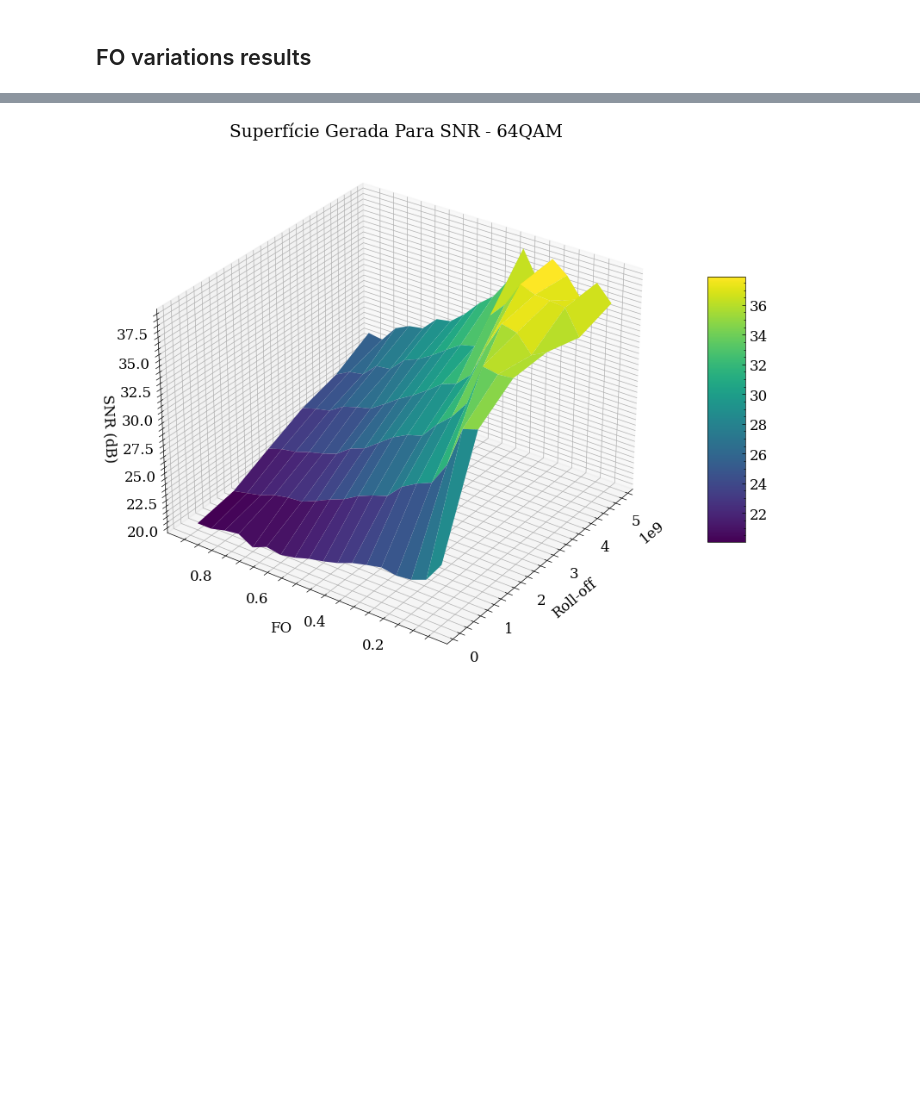
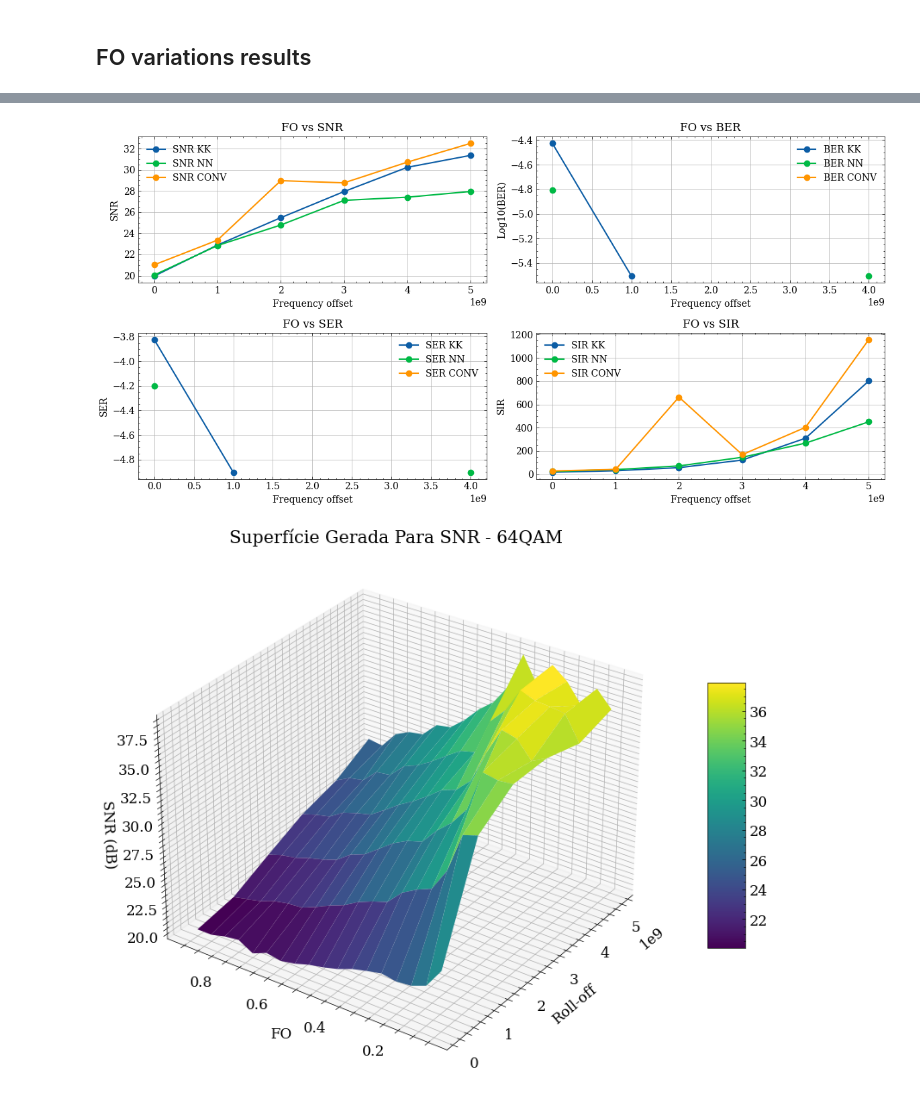
Before and after one commit to silasabs/PIVIC-PIBIC-Comunicacoes-Opticas, a Jupyter notebook: jupyter notebooks/Pibic_Results_PhaseRetrieval.ipynb, the cells around one changed output, grey strips where cells are left out. Cells and saved outputs as stored; diff of their text form; code cells hidden in the pictures; blank space fills up the shorter version.

```diff
--- a/jupyter notebooks/Pibic_Results_PhaseRetrieval.ipynb
+++ b/jupyter notebooks/Pibic_Results_PhaseRetrieval.ipynb
@@ -177,3 +144,66 @@ if savePlots:
+# %%
+FO_Values = np.arange(0e9, 6e9, 1e9)
+savePlots = False
+
+FO_BER = loadArray(r'C:\Users\Silas\Documents\PIVIC-Comunicacoes-Opticas\resultados\Data\Pibic\FO_BER_SpS_4_128_Sample.npy')
+FO_SIR = loadArray(r'C:\Users\Silas\Documents\PIVIC-Comunicacoes-Opticas\resultados\Data\Pibic\FO_SIR_SpS_4_128_Sample.npy')
+FO_SNR = loadArray(r'C:\Users\Silas\Documents\PIVIC-Comunicacoes-Opticas\resultados\Data\Pibic\FO_SNR_SpS_4_128_Sample.npy')
+FO_SER = loadArray(r'C:\Users\Silas\Documents\PIVIC-Comunicacoes-Opticas\resultados\Data\Pibic\FO_SER_SpS_4_128_Sample.npy')
+
+Conv_FO_SER = loadArray(r'C:\Users\Silas\Documents\PIVIC-Comunicacoes-Opticas\resultados\Data\Pibic\Conv_FO_SER_SpS_4_128_Sample.npy')
+Conv_FO_SIR = loadArray(r'C:\Users\Silas\Documents\PIVIC-Comunicacoes-Opticas\resultados\Data\Pibic\Conv_FO_SIR_SpS_4_128_Sample.npy')
+Conv_FO_BER = loadArray(r'C:\Users\Silas\Documents\PIVIC-Comunicacoes-Opticas\resultados\Data\Pibic\Conv_FO_BER_SpS_4_128_Sample.npy')
+Conv_FO_SNR = loadArray(r'C:\Users\Silas\Documents\PIVIC-Comunicacoes-Opticas\resultados\Data\Pibic\Conv_FO_SNR_SpS_4_128_Sample.npy')
+
+
+plt.figure(num=None, figsize=(12, 6))
+
+graphic01 = plt.subplot(2, 2, 1)
+plt.plot(FO_Values, FO_SNR[0,:],'-o', label='SNR KK')
+plt.plot(FO_Values, FO_SNR[1,:],'-o', label='SNR NN')
+plt.plot(FO_Values, Conv_FO_SNR[2,:],'-o', label='SNR CONV')
+plt.xlabel('Frequency offset')
+plt.ylabel('SNR')
+plt.title('FO vs SNR')
+plt.legend()
+plt.grid()
+
+graphic02 = plt.subplot(2, 2, 2)
+plt.plot(FO_Values, np.log10(FO_BER[0,:]),'-o', label='BER KK')
+plt.plot(FO_Values, np.log10(FO_BER[1,:]),'-o', label='BER NN')
+plt.plot(FO_Values, np.log10(Conv_FO_BER[2,:]),'-o', label='BER CONV')
+plt.xlabel('Frequency offset')
+plt.ylabel('Log10(BER)')
+plt.title('FO vs BER')
+plt.legend()
+plt.grid()
+
+graphic03 = plt.subplot(2, 2, 3)
+plt.plot(FO_Values, np.log10(FO_SER[0,:]),'-o', label='SER KK')
+plt.plot(FO_Values, np.log10(FO_SER[1,:]),'-o', label='SER NN')
+plt.plot(FO_Values, np.log10(Conv_FO_SER[2,:]),'-o', label='SER CONV')
+plt.xlabel('Frequency offset')
+plt.ylabel('SER')
+plt.title('FO vs SER')
+plt.legend()
+plt.grid()
+
+graphic04 = plt.subplot(2, 2, 4)
+plt.plot(FO_Values, FO_SIR[0,:],'-o', label='SIR KK')
+plt.plot(FO_Values, FO_SIR[1,:],'-o', label='SIR NN')
+plt.plot(FO_Values, Conv_FO_SIR[2,:],'-o', label='SIR CONV')
+plt.xlabel('Frequency offset')
+plt.ylabel('SIR')
+plt.title('FO vs SIR')
+plt.legend()
+plt.grid()
+
+plt.tight_layout()
+
+if savePlots:
+    plt.savefig(figurePath+'\FO_Results.png', dpi=600)
+# %% [output]
+[figure, added]
 # %%
 SNR = loadArray(r'C:\Users\Silas\Documents\PIVIC-Comunicacoes-Opticas\resultados\DataSNR_SpS_4_128_Sample.npy')
 savePlots = True
```
Also changed, not shown: parts of 3 cells of this notebook.
